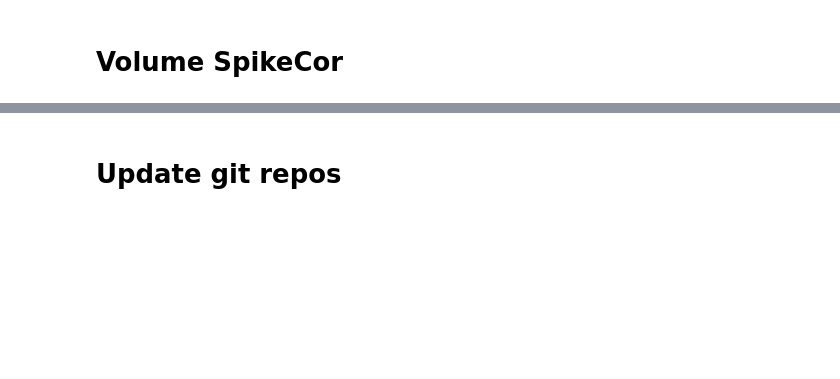
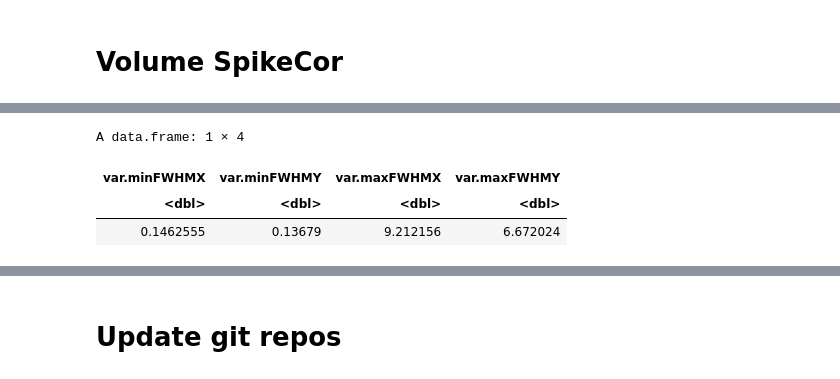
Before and after one commit to araskay/phantomQA, a Jupyter notebook: PhantomQA_analysis.ipynb, the cells around one changed output, grey strips where cells are left out. Drawn from its saved outputs; the diff is of its cells as text; code cells hidden in the pictures; blank space fills up the shorter version.

```diff
--- a/PhantomQA_analysis.ipynb
+++ b/PhantomQA_analysis.ipynb
@@ -346,6 +441,8 @@ Warning message:
 Warning message:
 “Removed 1 rows containing missing values (geom_path).”Too few points to calculate an ellipse
 ... (5 outputs left out)
+# %%
+data_smooth <- data
 # %%
 # outlying sessions
 for (site in sites){
@@ -432,0 +872,10 @@ for (site in sites){
+# %%
+var_fwhm_smooth <- data_smooth %>%
+    summarise(var.minFWHMX=var(minFWHMX), var.minFWHMY=var(minFWHMY),
+              var.maxFWHMX=var(maxFWHMX), var.maxFWHMY=var(maxFWHMY))
+var_fwhm_smooth
+# %% [output]
+A data.frame: 1 × 4
+| var.minFWHMX | var.minFWHMY | var.maxFWHMX | var.maxFWHMY |
+| <dbl> | <dbl> | <dbl> | <dbl> |
+| 0.1462555 | 0.13679 | 9.212156 | 6.672024 |
```
Also changed, not shown: parts of 40 cells of this notebook.
